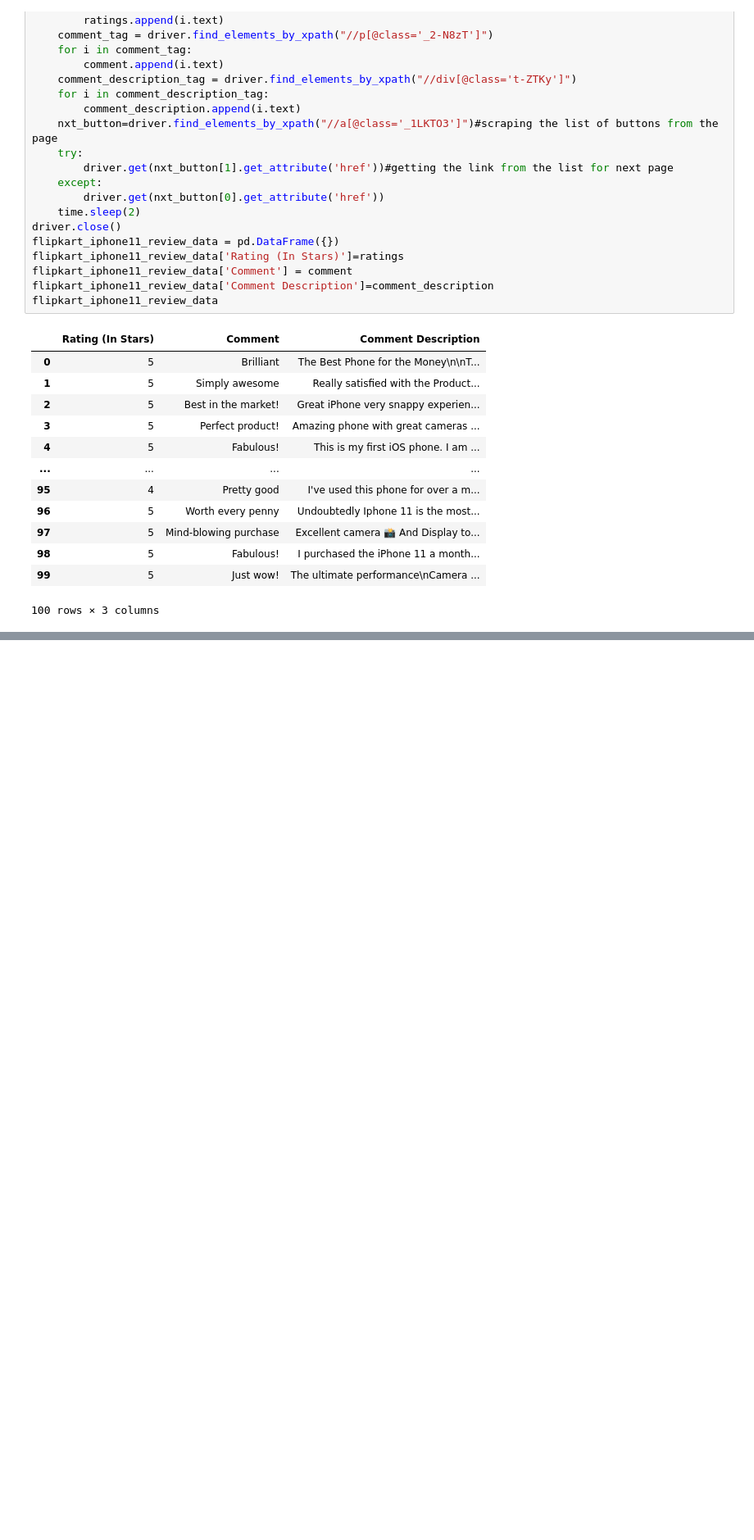
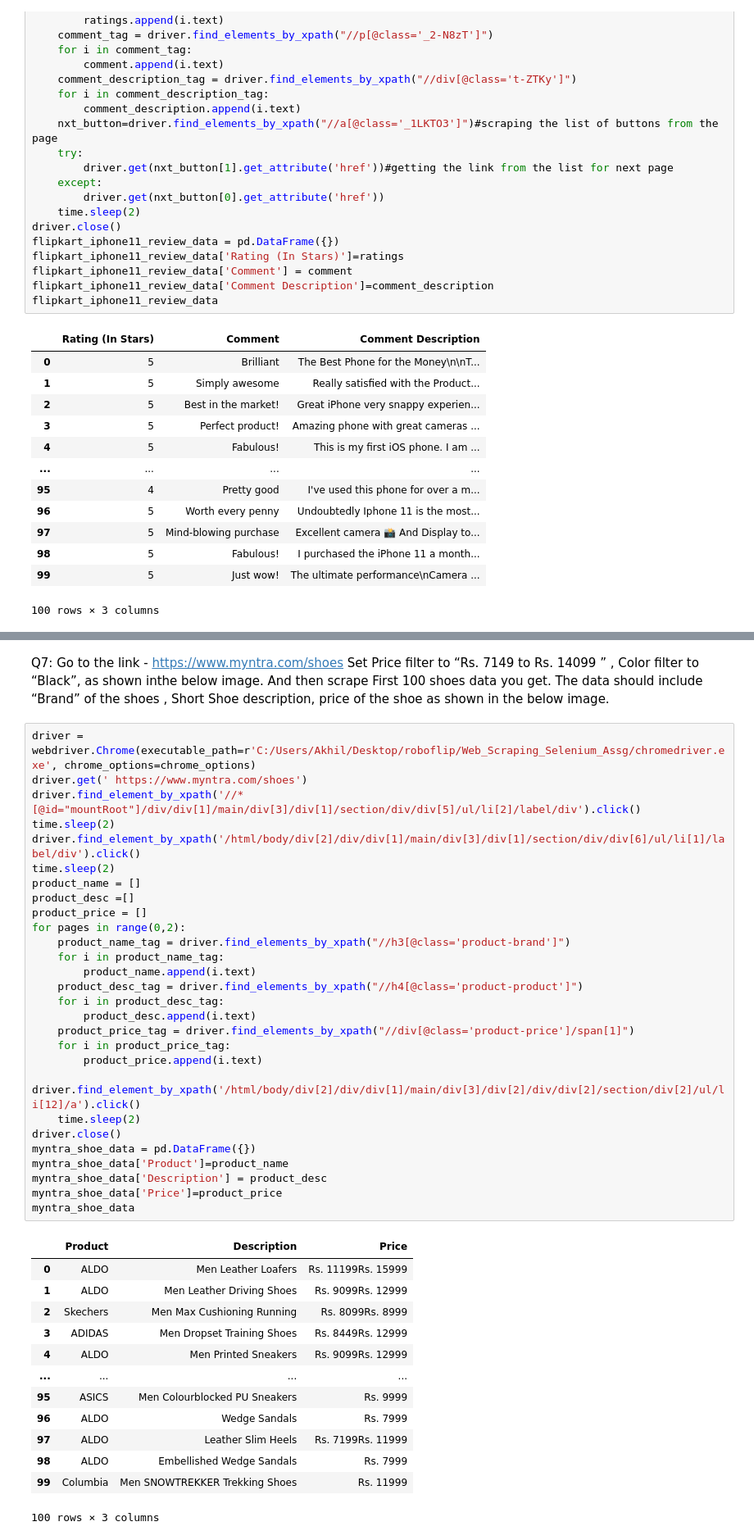
Before and after one commit to akhilmatta89/internship_26, a Jupyter notebook: Web_Scraping_Selenium_Assg/selenium_assg.ipynb, the cells around one changed output, grey strips where cells are left out. Shown: that part at 82% size. Saved outputs shown, nothing was run; the diff lists cells and outputs as text; blank space fills up the shorter version.

```diff
--- a/Web_Scraping_Selenium_Assg/selenium_assg.ipynb
+++ b/Web_Scraping_Selenium_Assg/selenium_assg.ipynb
@@ -305,0 +341,47 @@ flipkart_iphone11_review_data
+# %% [markdown]
+Q7: Go to the link - https://www.myntra.com/shoes
+Set Price filter to “Rs. 7149 to Rs. 14099 ” , Color filter to “Black”, as shown inthe below image.
+And then scrape First 100 shoes data you get. The data should include “Brand” of the shoes , Short Shoe
+description, price of the shoe as shown in the below image.
+# %%
+driver = webdriver.Chrome(executable_path=r'C:/Users/Akhil/Desktop/roboflip/Web_Scraping_Selenium_Assg/chromedriver.exe', chrome_options=chrome_options)
+driver.get(' https://www.myntra.com/shoes')
+driver.find_element_by_xpath('//*[@id="mountRoot"]/div/div[1]/main/div[3]/div[1]/section/div/div[5]/ul/li[2]/label/div').click()
+time.sleep(2)
+driver.find_element_by_xpath('/html/body/div[2]/div/div[1]/main/div[3]/div[1]/section/div/div[6]/ul/li[1]/label/div').click()
+time.sleep(2)
+product_name = []
+product_desc =[]
+product_price = []
+for pages in range(0,2):
+    product_name_tag = driver.find_elements_by_xpath("//h3[@class='product-brand']")
+    for i in product_name_tag:
+        product_name.append(i.text)
+    product_desc_tag = driver.find_elements_by_xpath("//h4[@class='product-product']")
+    for i in product_desc_tag:
+        product_desc.append(i.text)
+    product_price_tag = driver.find_elements_by_xpath("//div[@class='product-price']/span[1]")
+    for i in product_price_tag:
+        product_price.append(i.text)
+    driver.find_element_by_xpath('/html/body/div[2]/div/div[1]/main/div[3]/div[2]/div/div[2]/section/div[2]/ul/li[12]/a').click()
+    time.sleep(2)
+driver.close()
+myntra_shoe_data = pd.DataFrame({})
+myntra_shoe_data['Product']=product_name
+myntra_shoe_data['Description'] = product_desc
+myntra_shoe_data['Price']=product_price
+myntra_shoe_data
+# %% [output]
+|  | Product | Description | Price |
+| 0 | ALDO | Men Leather Loafers | Rs. 11199Rs. 15999 |
+| 1 | ALDO | Men Leather Driving Shoes | Rs. 9099Rs. 12999 |
+| 2 | Skechers | Men Max Cushioning Running | Rs. 8099Rs. 8999 |
+| 3 | ADIDAS | Men Dropset Training Shoes | Rs. 8449Rs. 12999 |
+| 4 | ALDO | Men Printed Sneakers | Rs. 9099Rs. 12999 |
+| ... | ... | ... | ... |
+| 95 | ASICS | Men Colourblocked PU Sneakers | Rs. 9999 |
+| 96 | ALDO | Wedge Sandals | Rs. 7999 |
+| 97 | ALDO | Leather Slim Heels | Rs. 7199Rs. 11999 |
+| 98 | ALDO | Embellished Wedge Sandals | Rs. 7999 |
+| 99 | Columbia | Men SNOWTREKKER Trekking Shoes | Rs. 11999 |
+100 rows × 3 columns
```
Also changed, not shown: parts of 16 cells of this notebook.
